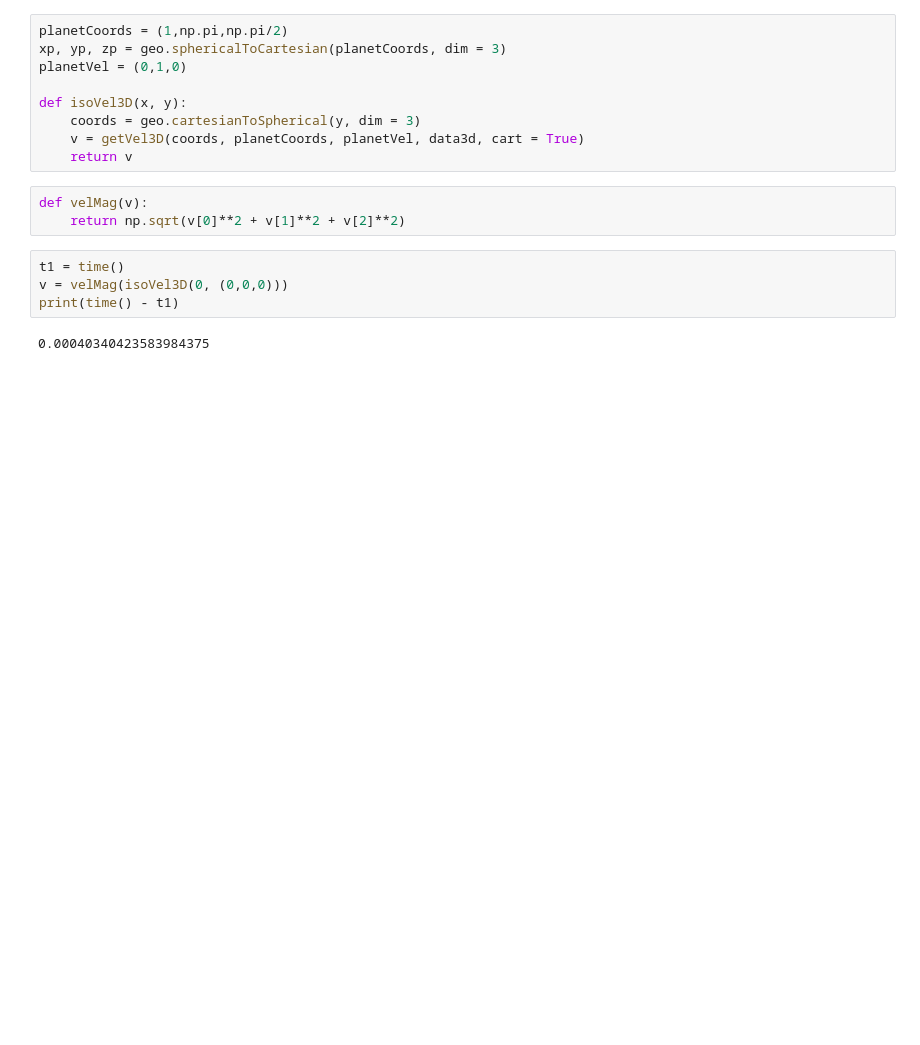
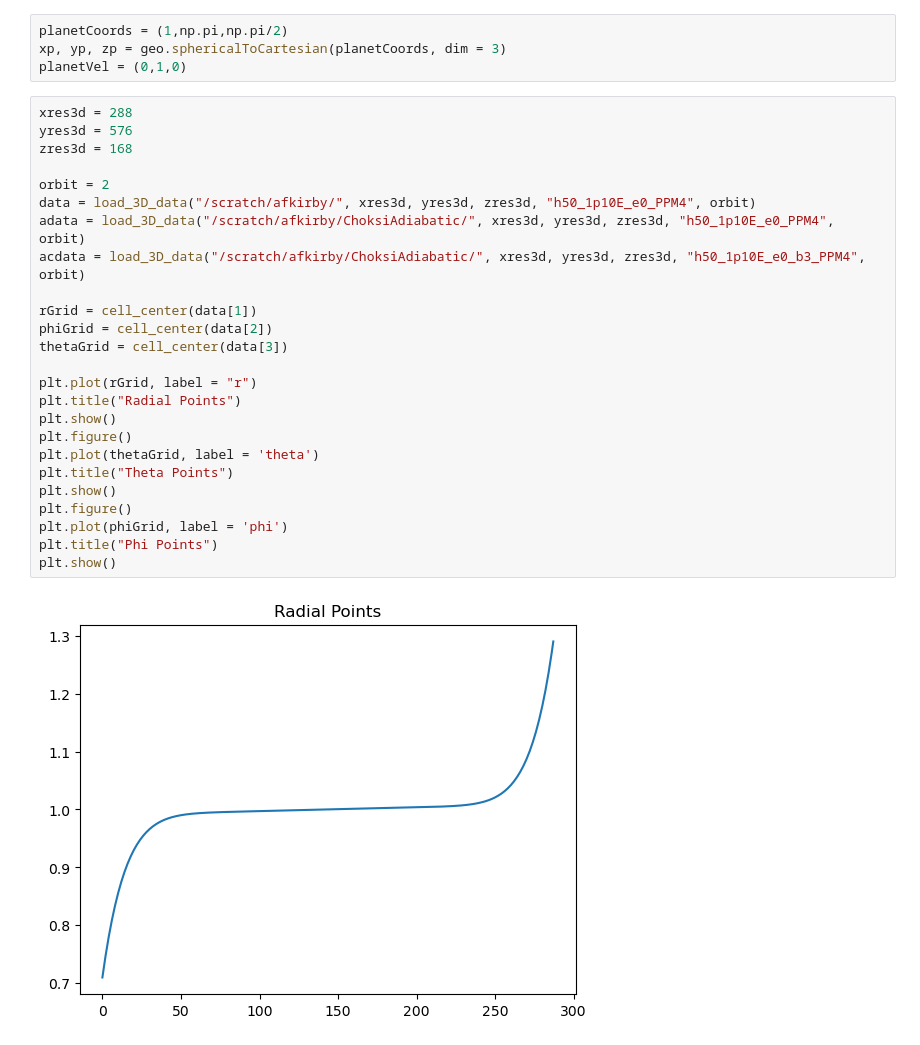
Before and after one commit to afk22996/AdiabaticRunaway, a Jupyter notebook: Testing.ipynb, the cells around one changed output. Cells and saved outputs as stored; diff of their text form; blank space fills up the shorter version.

```diff
--- a/Testing.ipynb
+++ b/Testing.ipynb
@@ -18,17 +10,30 @@ data3d = load_3D_data("/scratch/afkirby/3DRsVariation/rs001/", xres3d, yres3d, z
 planetCoords = (1,np.pi,np.pi/2)
 xp, yp, zp = geo.sphericalToCartesian(planetCoords, dim = 3)
 planetVel = (0,1,0)
-
-def isoVel3D(x, y):
-    coords = geo.cartesianToSpherical(y, dim = 3)
-    v = getVel3D(coords, planetCoords, planetVel, data3d, cart = True)
-    return v
-# %%
-def velMag(v):
-    return np.sqrt(v[0]**2 + v[1]**2 + v[2]**2)
-# %%
-t1 = time()
-v = velMag(isoVel3D(0, (0,0,0)))
-print(time() - t1)
-# %% [output]
-0.00040340423583984375
+# %%
+xres3d = 288
+yres3d = 576
+zres3d = 168
+
+orbit = 2
+data = load_3D_data("/scratch/afkirby/", xres3d, yres3d, zres3d, "h50_1p10E_e0_PPM4", orbit)
+adata = load_3D_data("/scratch/afkirby/ChoksiAdiabatic/", xres3d, yres3d, zres3d, "h50_1p10E_e0_PPM4", orbit)
+acdata = load_3D_data("/scratch/afkirby/ChoksiAdiabatic/", xres3d, yres3d, zres3d, "h50_1p10E_e0_b3_PPM4", orbit)
+
+rGrid = cell_center(data[1])
+phiGrid = cell_center(data[2])
+thetaGrid = cell_center(data[3])
+
+plt.plot(rGrid, label = "r")
+plt.title("Radial Points")
+plt.show()
+plt.figure()
+plt.plot(thetaGrid, label = 'theta')
+plt.title("Theta Points")
+plt.show()
+plt.figure()
+plt.plot(phiGrid, label = 'phi')
+plt.title("Phi Points")
+plt.show()
+# %% [output]
+[figure, added]
```
Also changed, not shown: parts of 21 cells of this notebook, 4 other files.
